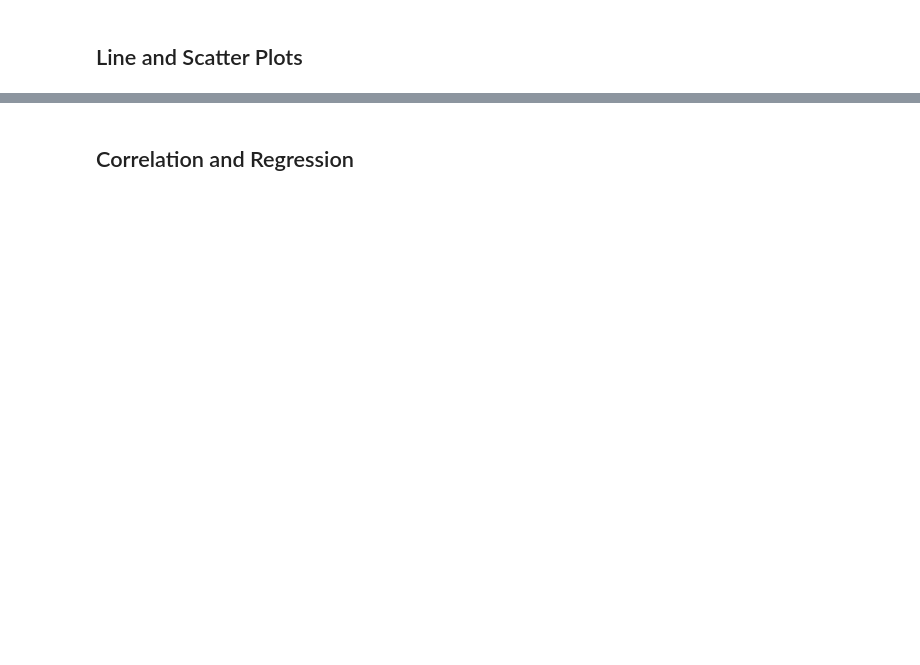
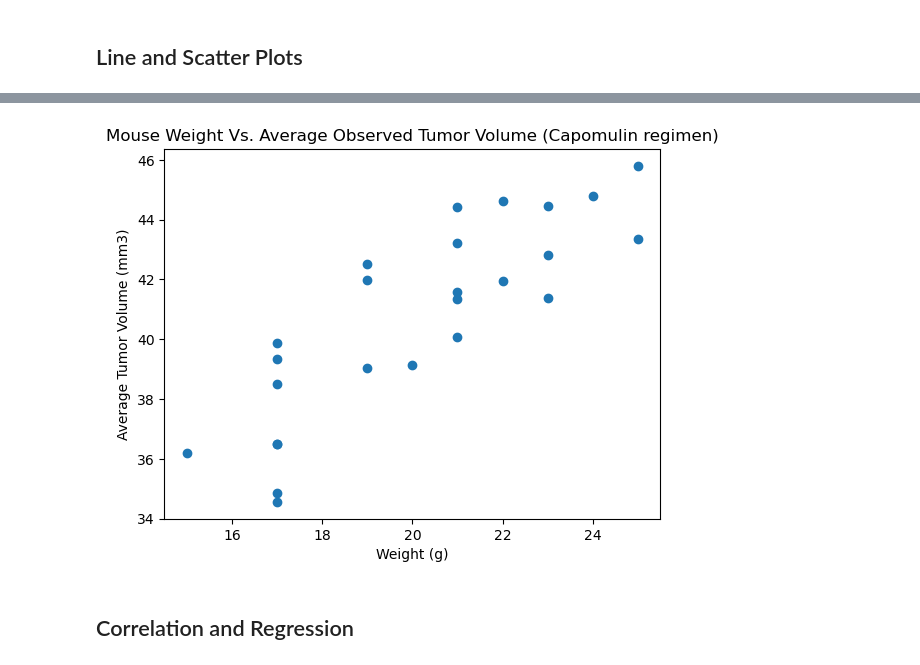
Before and after one commit to rkb81/Matplotlib-Challenge, a Jupyter notebook: pymaceuticals.ipynb, the cells around one changed output, grey strips where cells are left out. Saved outputs shown, nothing was run; the diff lists cells and outputs as text; code cells hidden in the pictures; blank space fills up the shorter version.

```diff
--- a/pymaceuticals.ipynb
+++ b/pymaceuticals.ipynb
@@ -280,3 +315,24 @@ for treatment in treatments:
+# %%
+# Generate a scatter plot of mouse weight vs. the average observed tumor volume for the entire Capomulin regimen
+
+# Filter the data for the Capomulin Drug Regimen
+capomulin_regimen = clean_mouse_data.loc[clean_mouse_data['Drug Regimen'] == 'Capomulin']
+
+# Calculate the mean tumor volume for each weight
+mean_capomulin_tumor_volume = capomulin_regimen.groupby(['Mouse ID']).mean()
+
+# Create a scatter plot
+plt.scatter(mean_capomulin_tumor_volume["Weight (g)"], mean_capomulin_tumor_volume['Tumor Volume (mm3)'])
+
+# Set the axis labels and title
+plt.xlabel("Weight (g)")
+plt.ylabel("Average Tumor Volume (mm3)")
+plt.title("Mouse Weight Vs. Average Observed Tumor Volume (Capomulin regimen)")
+
+# Display the plot
+plt.show()
+# %% [output]
+[figure, added]
 # %% [markdown]
 ## Correlation and Regression
 # %%
```
Also changed, not shown: parts of 8 cells of this notebook.
